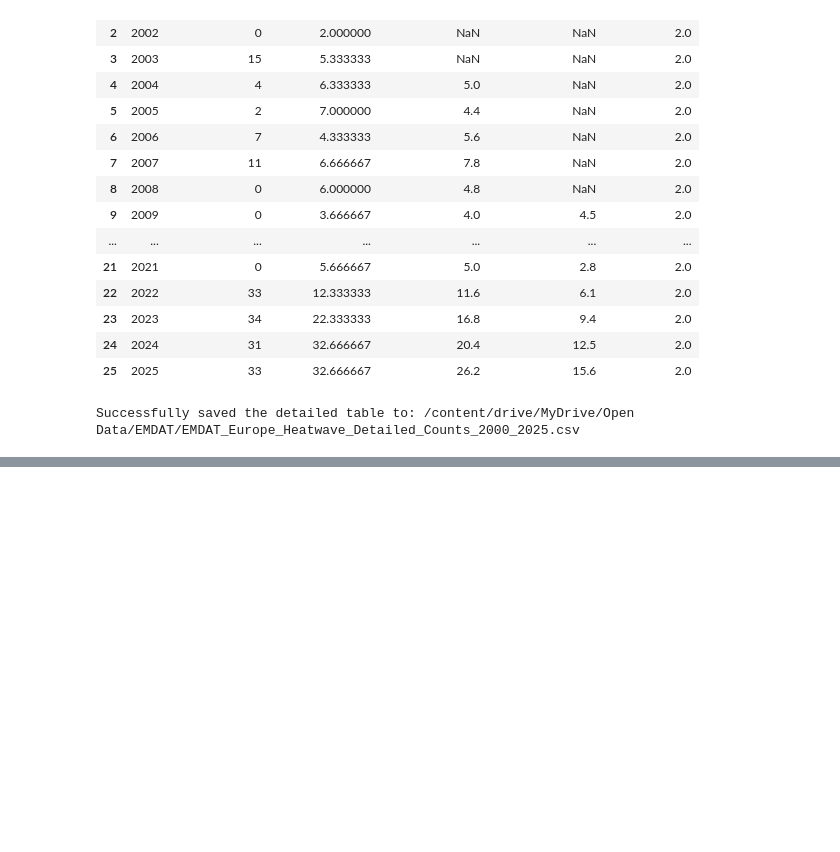
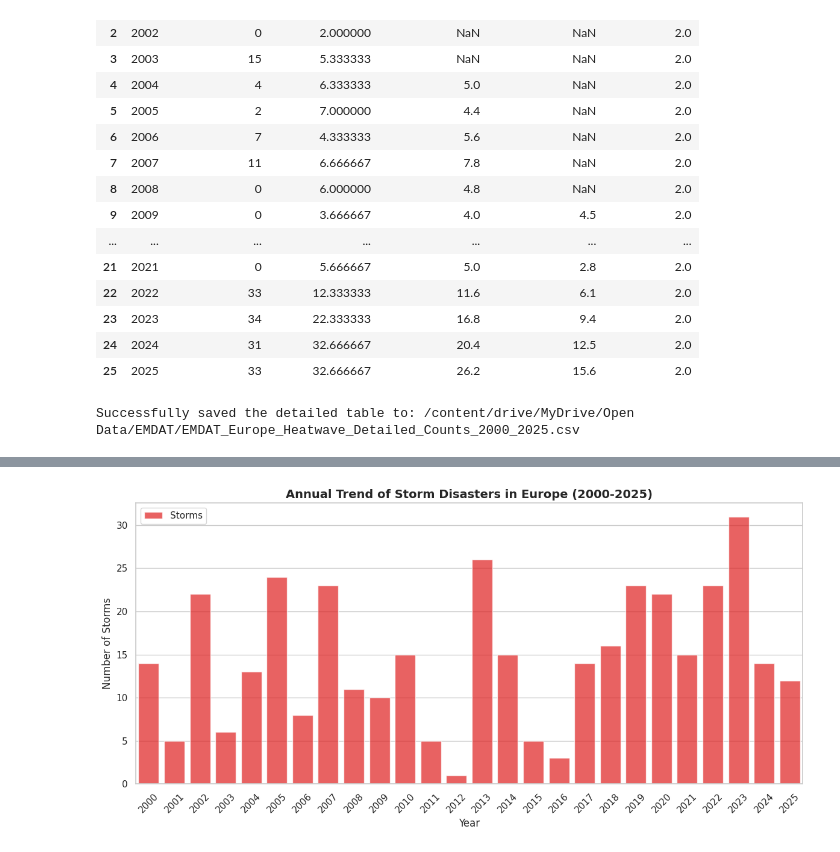
Before and after one commit to mjduarterosa/tdda-tutorial_emdat, a Jupyter notebook: notebooks/tdd_tutorial_EMDAT.ipynb, the cells around one changed output, grey strips where cells are left out. Saved outputs shown, nothing was run; the diff lists cells and outputs as text; code cells hidden in the pictures; blank space fills up the shorter version.

Commit message:
storm data added

```diff
--- a/notebooks/tdd_tutorial_EMDAT.ipynb
+++ b/notebooks/tdd_tutorial_EMDAT.ipynb
@@ -617,3 +617,14 @@ print(f"\nSuccessfully saved the detailed table to: {file_path_detailed_csv}")
 | 24 | 2024 | 31 | 32.666667 | 20.4 | 12.5 | 2.0 |
 | 25 | 2025 | 33 | 32.666667 | 26.2 | 15.6 | 2.0 |
 Successfully saved the detailed table to: /content/drive/MyDrive/Open Data/EMDAT/EMDAT_Europe_Heatwave_Detailed_Counts_2000_2025.csv
+# %%
+# Let's look at storms now
+
+# Filter the dataset for only 'Heat wave' disasters
+df_storm = df_met_eu[df_met_eu['Disaster Type'] == 'Storm']
+
+# Display the first few rows of the filtered dataset
+display(df_storm.head())
+print(f"Total storms found: {len(df_storm)}")
+
+storms_per_year = df_storm.groupby('Start Year').size().reset_index(name='Sort Count')
@@ -619,0 +640,6 @@ Successfully saved the detailed table to: /content/drive/MyDrive/Open Data/EMDAT
+# %%
+# 1. Create a complete timeline of years from 2000 to 2025
+all_years = pd.DataFrame({'Start Year': range(2000, 2026)})
+
+# 2. Merge with existing heatwave counts and fill missing years with 0
+storm_complete = pd.merge(all_years, storms_per_year, on='Start Year', how='left').fillna(0)
@@ -619,0 +666,26 @@ Successfully saved the detailed table to: /content/drive/MyDrive/Open Data/EMDAT
+# %%
+# Plot storms per year
+
+# Create the bar plot using Seaborn
+plt.figure(figsize=(12, 6))
+sns.barplot(
+    data=storm_complete,
+    x='Start Year',
+    y='Sort Count',
+    color='red',
+    alpha=0.7,
+    label='Storms'
+)
+
+# Set labels and title
+plt.title('Annual Trend of Storm Disasters in Europe (2000-2025)', fontsize=14, fontweight='bold')
+plt.xlabel('Year', fontsize=12)
+plt.ylabel('Number of Storms', fontsize=12)
+plt.xticks(rotation=45)
+plt.legend(loc='upper left')
+
+# Show the visualization
+plt.tight_layout()
+plt.show()
+# %% [output]
+[figure, added]
```
Also changed, not shown: parts of 3 cells of this notebook.
